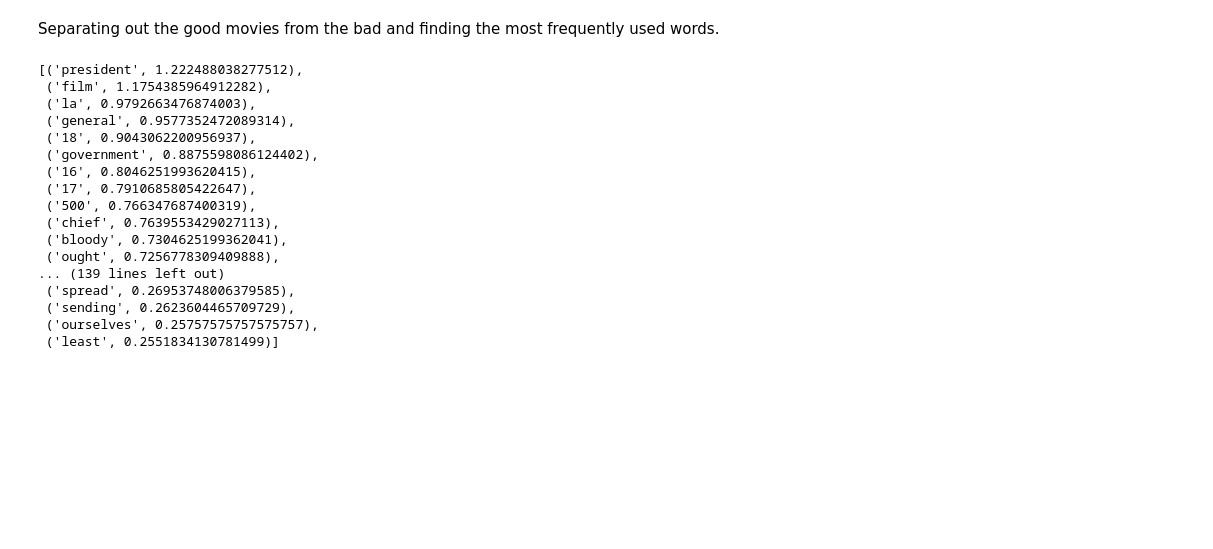
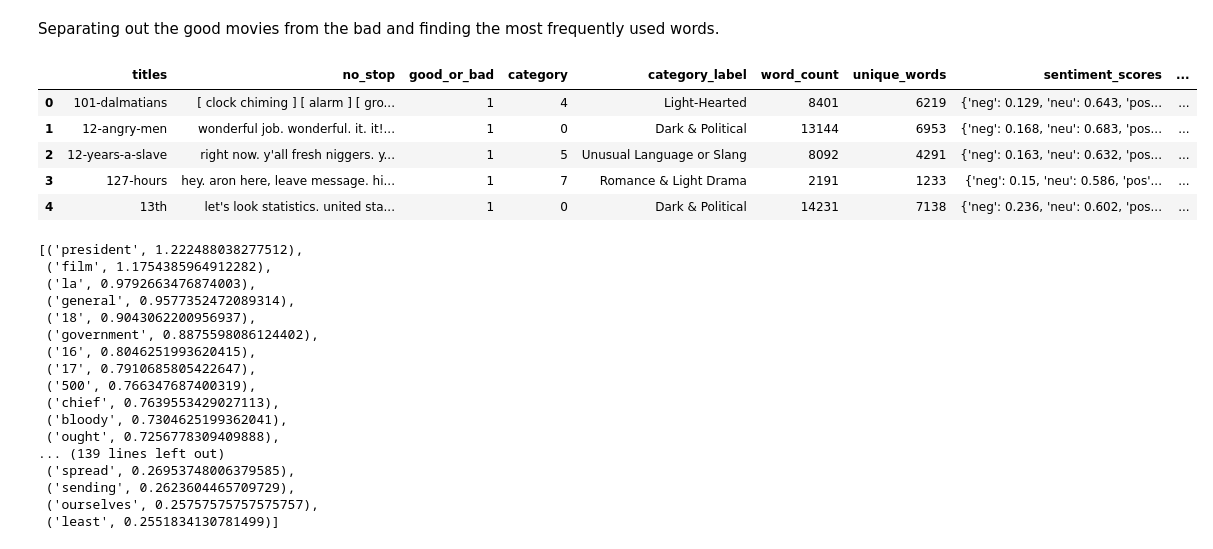
Before and after one commit to terryollila/dsc-capstone-project-v2-online-ds-ft-100719, a Jupyter notebook: dashboard.ipynb, the cells around one changed output. Drawn from its saved outputs; the diff is of its cells as text; code cells hidden in the pictures; blank space fills up the shorter version.

```diff
--- a/dashboard.ipynb
+++ b/dashboard.ipynb
@@ -46,6 +111,15 @@ These visuals will be assembled for the purpose of the project dashboard, which
 ## Word Clouds
 # %% [markdown]
 Separating out the good movies from the bad and finding the most frequently used words.
+# %%
+screenplays_cut.head()
+# %% [output]
+|  | titles | no_stop | good_or_bad | category | category_label | word_count | unique_words | sentiment_scores | ... |
+| 0 | 101-dalmatians | [ clock chiming ] [ alarm ] [ gro... | 1 | 4 | Light-Hearted | 8401 | 6219 | {'neg': 0.129, 'neu': 0.643, 'pos... | ... |
+| 1 | 12-angry-men | wonderful job. wonderful. it. it!... | 1 | 0 | Dark & Political | 13144 | 6953 | {'neg': 0.168, 'neu': 0.683, 'pos... | ... |
+| 2 | 12-years-a-slave | right now. y'all fresh niggers. y... | 1 | 5 | Unusual Language or Slang | 8092 | 4291 | {'neg': 0.163, 'neu': 0.632, 'pos... | ... |
+| 3 | 127-hours | hey. aron here, leave message. hi... | 1 | 7 | Romance & Light Drama | 2191 | 1233 | {'neg': 0.15, 'neu': 0.586, 'pos'... | ... |
+| 4 | 13th | let's look statistics. united sta... | 1 | 0 | Dark & Political | 14231 | 7138 | {'neg': 0.236, 'neu': 0.602, 'pos... | ... |
 # %%
 # Creating dataframes for good and bad movies, then getting the top words.
 good_movies_nostop = screenplays_cut[
```
Also changed, not shown: parts of 12 cells of this notebook, 6 other files.
